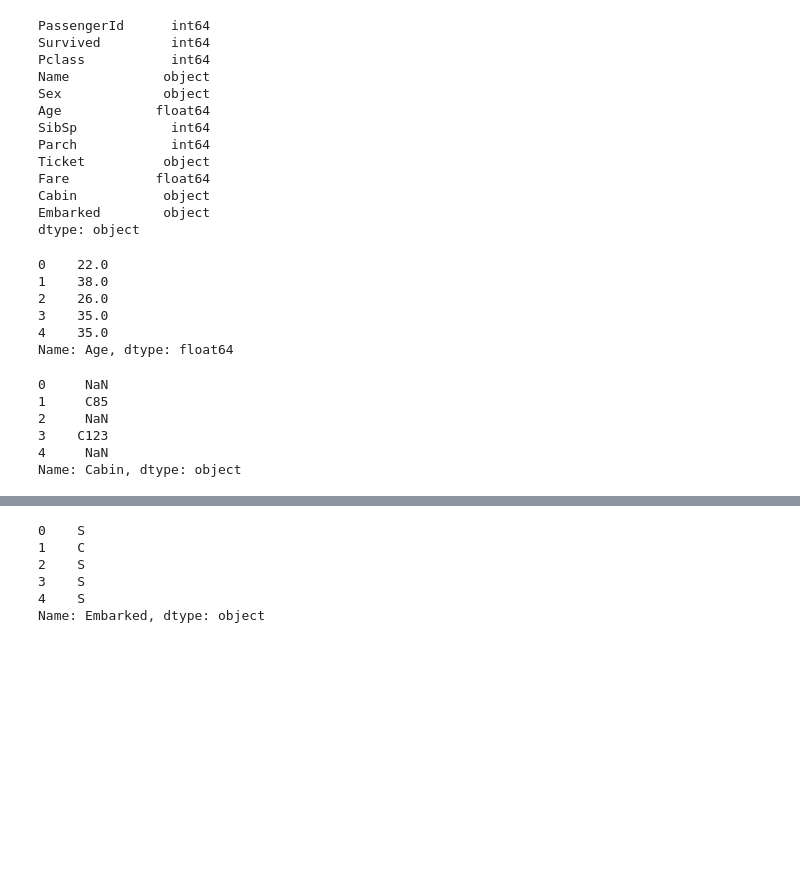
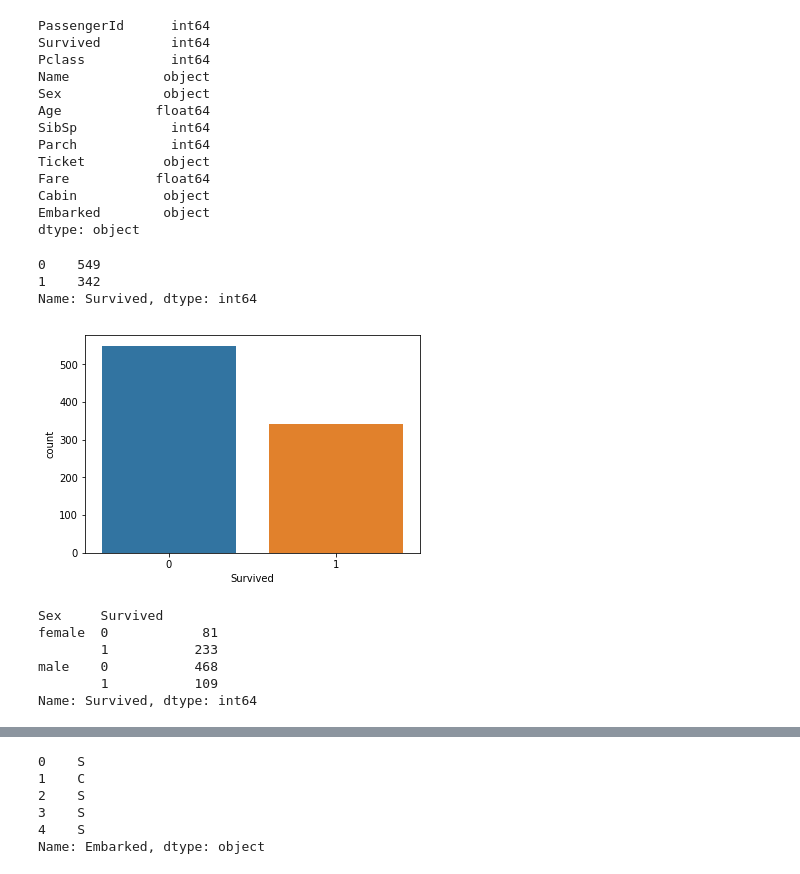
Before and after one commit to mjdacs/622_Assign2, a Jupyter notebook: eda.ipynb, the cells around one changed output, grey strips where cells are left out. Drawn from its saved outputs; the diff is of its cells as text; code cells hidden in the pictures; blank space fills up the shorter version.

```diff
--- a/eda.ipynb
+++ b/eda.ipynb
@@ -334,12 +90,0 @@ dtype: int64
-# %%
-for dataset in [train, test]:
-
-
-    dataset['Age']      = lambda x: x['Age'].fillna(x['Age'].median(), inplace = True)
-    dataset['Embarked'] = lambda x: x['Embarked'].fillna(x['Embarked'].mode(), inplace = True)
-    dataset['Fare']     = lambda x: x['Fare'].fillna(x['Fare'].median(), inplace = True)
-train.drop(['Cabin', 'PassengerId', 'Ticket'], axis=1, inplace=True)
-
-print("Training set:\n",train.isnull().sum())
-print("-" * 10)
-print("Test set:\n",test.isnull().sum())
@@ -431,21 +126,22 @@ Fare           float64
 Cabin           object
 Embarked        object
 dtype: object
-# %%
-train.Age.head()
-# %% [output]
-0    22.0
-1    38.0
-2    26.0
-3    35.0
-4    35.0
-Name: Age, dtype: float64
-# %%
-train.Cabin.head()
-# %% [output]
-0     NaN
-1     C85
-2     NaN
-3    C123
-4     NaN
-Name: Cabin, dtype: object
+# %%
+# As we can see 549 of the 891 did not survive in the train set
+sns.countplot('Survived', data=train)
+train.Survived.value_counts()
+# %% [output]
+0    549
+1    342
+Name: Survived, dtype: int64
+[figure, added]
+# %%
+# Intuitively, many more females survived than male
+train.groupby(['Sex', 'Survived'])['Survived'].count()
+# %% [output]
+Sex     Survived
+female  0            81
+        1           233
+male    0           468
+        1           109
+Name: Survived, dtype: int64
```
Also changed, not shown: parts of 34 cells of this notebook.
